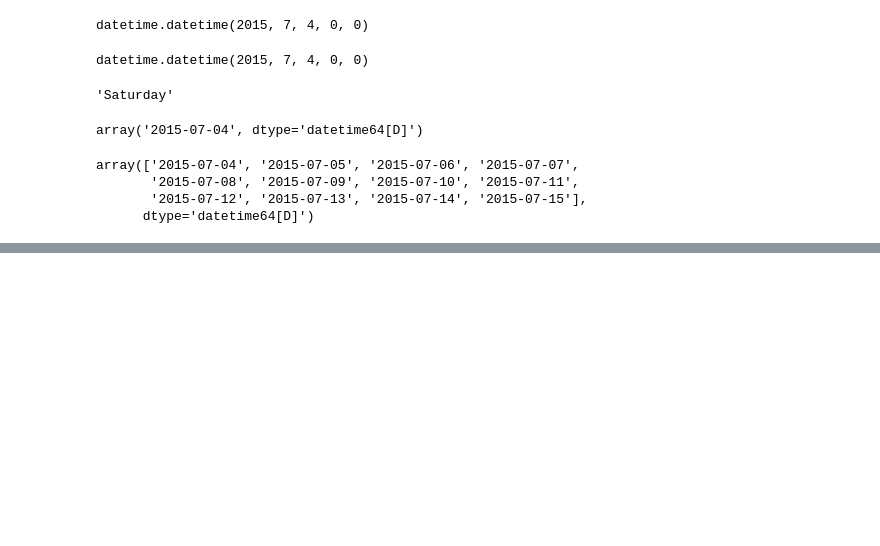
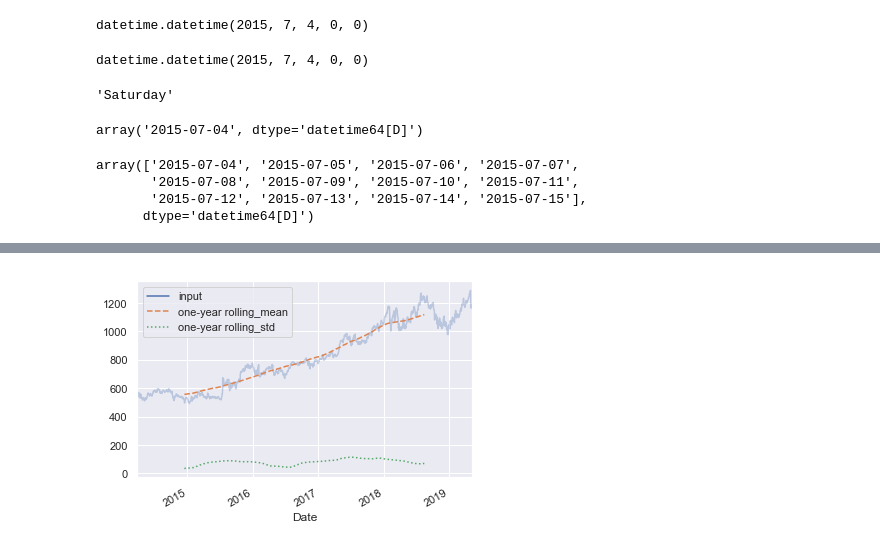
Before and after one commit to Apokalipsis113/Python, a Jupyter notebook: 3datetime.ipynb, the cells around one changed output, grey strips where cells are left out. Saved outputs shown, nothing was run; the diff lists cells and outputs as text; code cells hidden in the pictures; blank space fills up the shorter version.

```diff
--- a/3datetime.ipynb
+++ b/3datetime.ipynb
@@ -30,0 +174,7 @@ array(['2015-07-04', '2015-07-05', '2015-07-06', '2015-07-07',
+# %%
+rolling = goog.rolling(365, center=True)
+data = pd.DataFrame({'input':goog, 'one-year rolling_mean': rolling.mean(), 'one-year rolling_std': rolling.std()})
+ax = data.plot(style=['-','--',':'])
+ax.lines[0].set_alpha(0.3)
+# %% [output]
+[figure, added]
```
Also changed, not shown: parts of 37 cells of this notebook, 5 other files.
